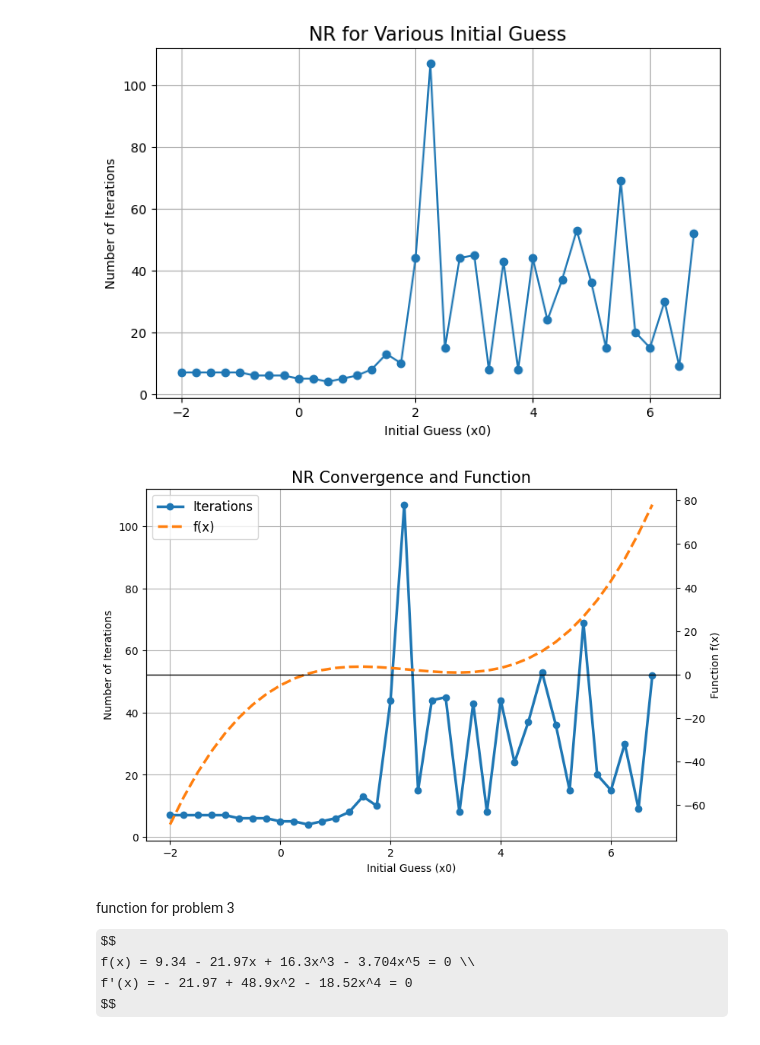
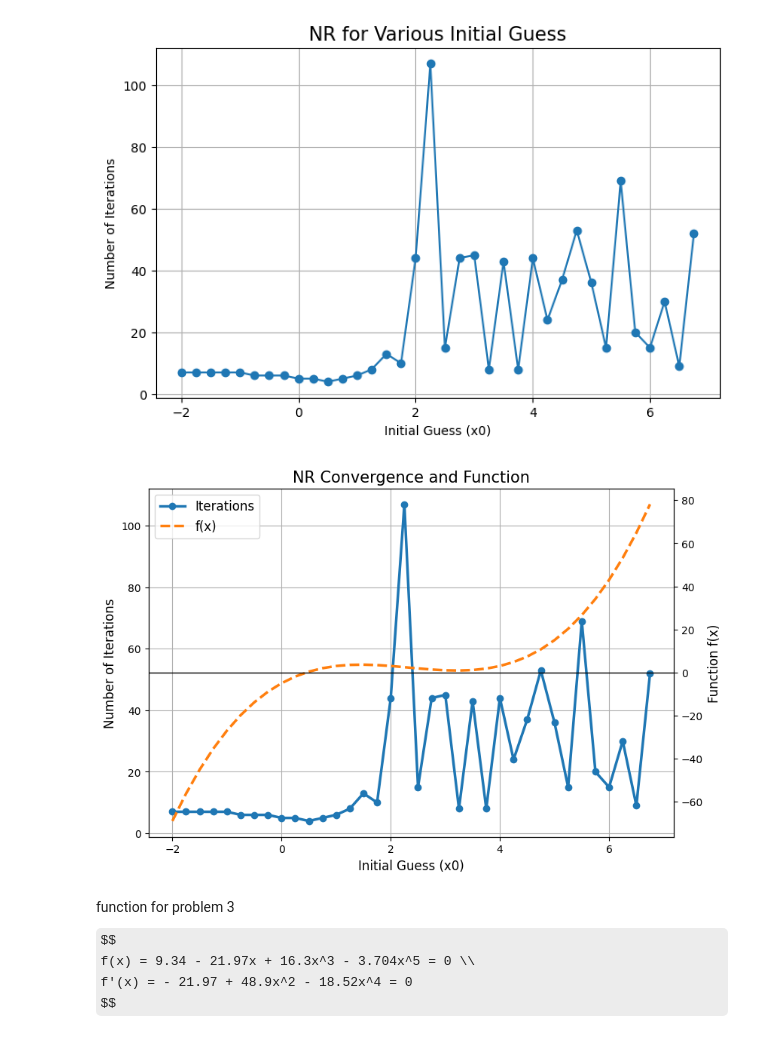
Before and after one commit to galih123star/computational2026, a Jupyter notebook: HW02/HW02_CPA.ipynb, the cells around one changed output. Saved outputs shown, nothing was run; the diff lists cells and outputs as text; code cells hidden in the pictures; some formulas as TeX source.

```diff
--- a/HW02/HW02_CPA.ipynb
+++ b/HW02/HW02_CPA.ipynb
@@ -132,7 +133,7 @@ Error relative: 7.474561934586011e-10
 iterations_list = []
 
 for x0 in x0_list:
-    root, iterations, err_NR = nr(func1, func_der, x0, err_tol)
+    root, iterations = nr(func1, func_der, x0, err_tol)
     #print(f"x0: {x0}, Root: {root}, Iterations: {iterations}")
     iterations_list.append(iterations)
 
@@ -150,31 +151,32 @@ plt.show()
 # %%
 fig, ax1 = plt.subplots(figsize=(9,6))
 
 # Left axis → iterations
 ax1.plot(x0_list, iterations_list, color='tab:blue', marker='o', lw=2.5, label='Iterations')
-ax1.set_xlabel("Initial Guess (x0)")
-ax1.set_ylabel("Number of Iterations")
+ax1.set_xlabel("Initial Guess (x0)", fontsize=12)
+ax1.set_ylabel("Number of Iterations", fontsize=12)
 ax1.tick_params(axis='y')
 ax1.grid(True)
 
 
 # Right axis → function
 ax2 = ax1.twinx()
 ax2.plot(x0_list, func1(x0_list), color='tab:orange', lw=2.5, linestyle='--', label='f(x)')
-ax2.set_ylabel("Function f(x)")
+ax2.set_ylabel("Function f(x)", fontsize=12)
 ax2.tick_params(axis='y') #, labelcolor='red'
 ax2.axhline(0, color='black', linewidth=1)
 
 plt.title("NR Convergence and Function", fontsize=15)
 
 lines1, labels1 = ax1.get_legend_handles_labels()
 lines2, labels2 = ax2.get_legend_handles_labels()
 
 ax1.legend(lines1 + lines2, labels1 + labels2, loc='upper left', fontsize=12)
 
+#plt.savefig('HW02_prob2NR.png', dpi=250, transparent=True)
 plt.show()
 # %% [output]
-[figure, old version]
+[figure, new version]
 # %% [markdown]
 function for problem 3
 $$
```
Also changed, not shown: parts of 7 cells of this notebook.
